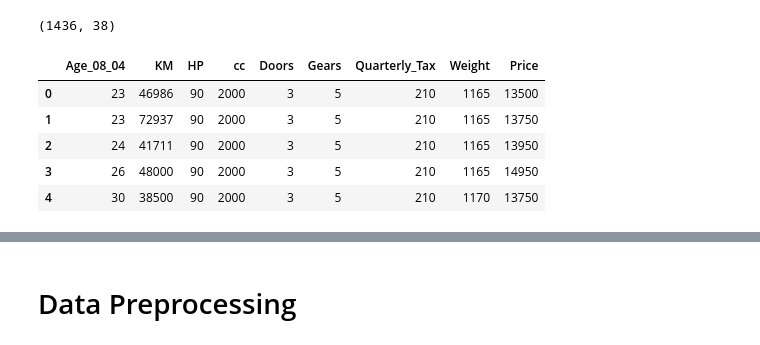
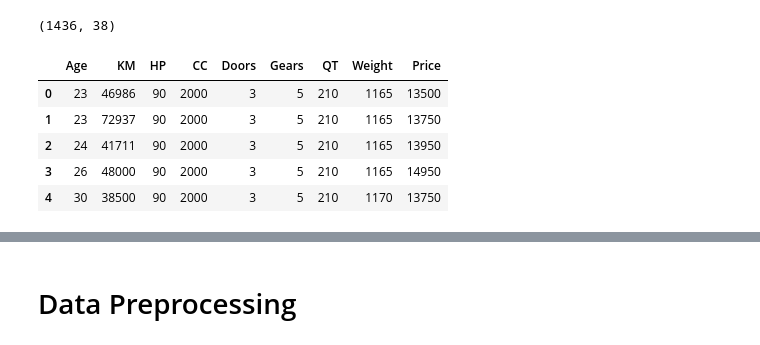
Before and after one commit to vijaycross/ExcelR-Data-Science-Assignments, a Jupyter notebook: 05. Multi Linear Regression/ToyotaCorollaPricePrediction.ipynb, the cells around one changed output, grey strips where cells are left out. Cells and saved outputs as stored; diff of their text form; code cells hidden in the pictures.

```diff
--- a/05. Multi Linear Regression/ToyotaCorollaPricePrediction.ipynb
+++ b/05. Multi Linear Regression/ToyotaCorollaPricePrediction.ipynb
@@ -81,10 +81,11 @@ dataset.shape
 # %%
 # Assuming 'dataset' is your DataFrame
 selected_columns = ["Age_08_04", "KM", "HP", "cc", "Doors", "Gears", "Quarterly_Tax", "Weight", "Price"]
 data = dataset[selected_columns]
+data=data.rename({'Age_08_04':'Age','cc':'CC','Quarterly_Tax':'QT'},axis=1)
 data.head()
 # %% [output]
-|  | Age_08_04 | KM | HP | cc | Doors | Gears | Quarterly_Tax | Weight | Price |
+|  | Age | KM | HP | CC | Doors | Gears | QT | Weight | Price |
 | 0 | 23 | 46986 | 90 | 2000 | 3 | 5 | 210 | 1165 | 13500 |
 | 1 | 23 | 72937 | 90 | 2000 | 3 | 5 | 210 | 1165 | 13750 |
 | 2 | 24 | 41711 | 90 | 2000 | 3 | 5 | 210 | 1165 | 13950 |
```
Also changed, not shown: parts of 42 cells of this notebook.
